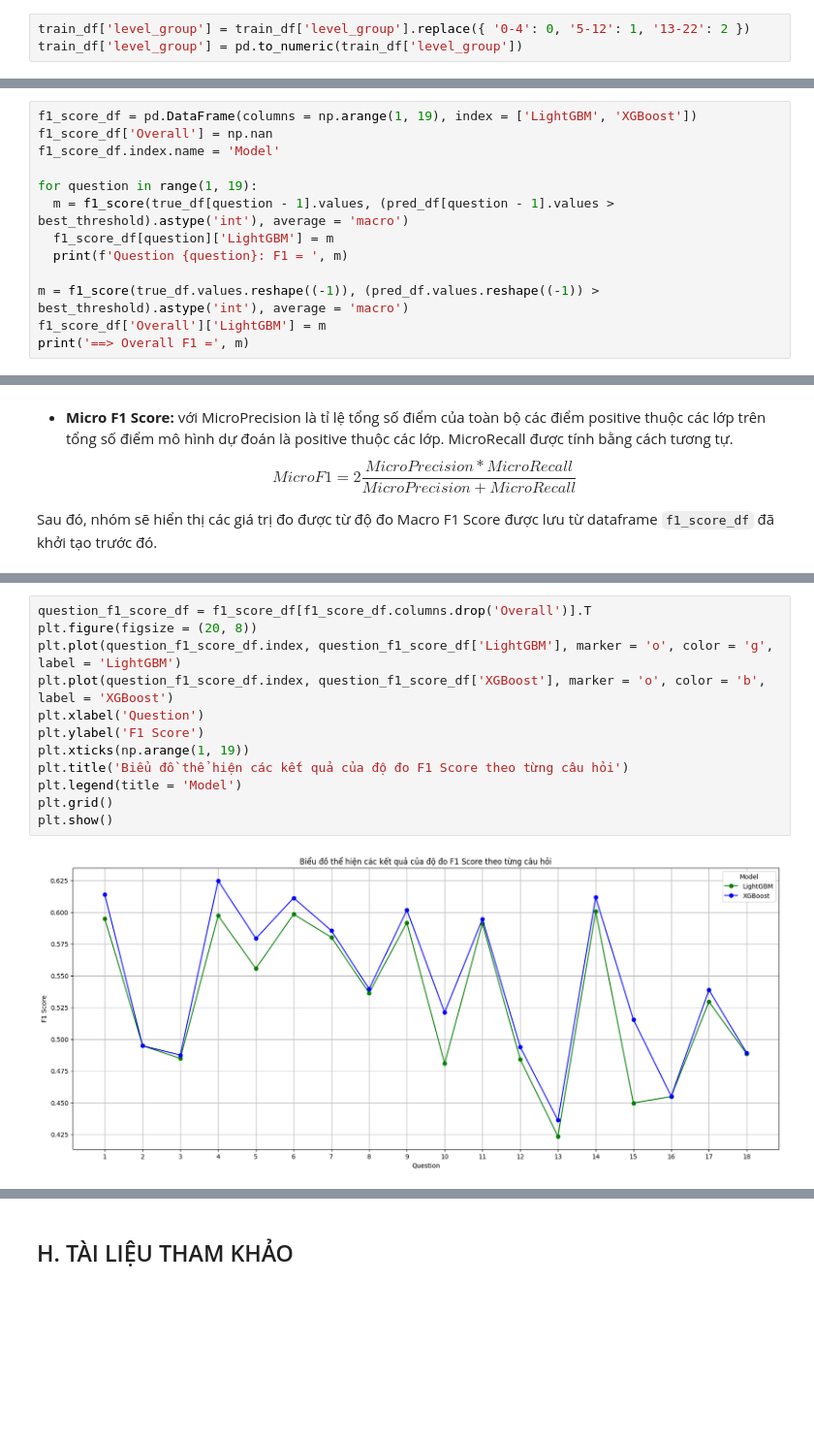
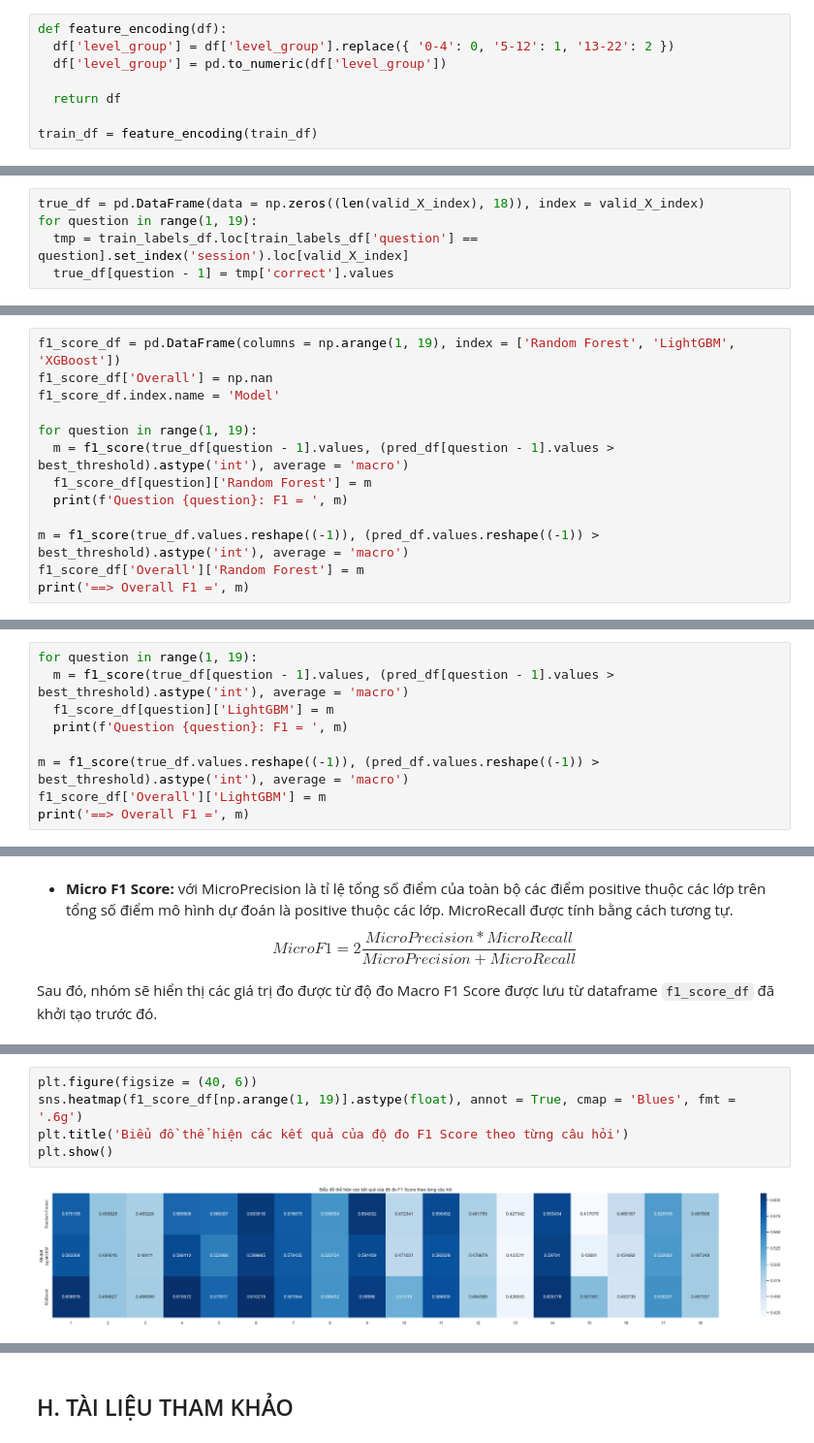
Before and after one commit to vt-khang/KHDLUD-FinalProject, a Jupyter notebook: 19120511_19120526_19120539.ipynb, the cells around one changed output, grey strips where cells are left out. Shown at 97% size. Drawn from its saved outputs; the diff is of its cells as text; blank space fills up the shorter version.

Commit message:
add: random forest model

```diff
--- a/19120511_19120526_19120539.ipynb
+++ b/19120511_19120526_19120539.ipynb
@@ -875,6 +885,11 @@ dtype: object
 # %%
-train_df['level_group'] = train_df['level_group'].replace({ '0-4': 0, '5-12': 1, '13-22': 2 })
-train_df['level_group'] = pd.to_numeric(train_df['level_group'])
+def feature_encoding(df):
+  df['level_group'] = df['level_group'].replace({ '0-4': 0, '5-12': 1, '13-22': 2 })
+  df['level_group'] = pd.to_numeric(df['level_group'])
+
+  return df
+
+train_df = feature_encoding(train_df)
 # %%
 train_df.head()
 # %% [output]
@@ -914,0 +1020,5 @@ Như vậy có thể thấy, tất cả các cột dữ liệu đã được đ
+# %%
+true_df = pd.DataFrame(data = np.zeros((len(valid_X_index), 18)), index = valid_X_index)
+for question in range(1, 19):
+  tmp = train_labels_df.loc[train_labels_df['question'] == question].set_index('session').loc[valid_X_index]
+  true_df[question - 1] = tmp['correct'].values
@@ -914,0 +1161,13 @@ Như vậy có thể thấy, tất cả các cột dữ liệu đã được đ
+# %%
+f1_score_df = pd.DataFrame(columns = np.arange(1, 19), index = ['Random Forest', 'LightGBM', 'XGBoost'])
+f1_score_df['Overall'] = np.nan
+f1_score_df.index.name = 'Model'
+
+for question in range(1, 19):
+  m = f1_score(true_df[question - 1].values, (pred_df[question - 1].values > best_threshold).astype('int'), average = 'macro')
+  f1_score_df[question]['Random Forest'] = m
+  print(f'Question {question}: F1 = ', m)
+
+m = f1_score(true_df.values.reshape((-1)), (pred_df.values.reshape((-1)) > best_threshold).astype('int'), average = 'macro')
+f1_score_df['Overall']['Random Forest'] = m
+print('==> Overall F1 =', m)
@@ -1109,10 +1391,6 @@ Quan sát biểu đồ trên, ta thấy có **239,097** mẫu được phân l
 
 Cuối cùng, ta sẽ tính độ đo Macro F1 Score theo từng câu hỏi tương ứng với mô hình.
 # %%
-f1_score_df = pd.DataFrame(columns = np.arange(1, 19), index = ['LightGBM', 'XGBoost'])
-f1_score_df['Overall'] = np.nan
-f1_score_df.index.name = 'Model'
-
 for question in range(1, 19):
   m = f1_score(true_df[question - 1].values, (pred_df[question - 1].values > best_threshold).astype('int'), average = 'macro')
   f1_score_df[question]['LightGBM'] = m
@@ -1415,14 +1693,7 @@ f1_score_df
 # %%
-question_f1_score_df = f1_score_df[f1_score_df.columns.drop('Overall')].T
-plt.figure(figsize = (20, 8))
-plt.plot(question_f1_score_df.index, question_f1_score_df['LightGBM'], marker = 'o', color = 'g', label = 'LightGBM')
-plt.plot(question_f1_score_df.index, question_f1_score_df['XGBoost'], marker = 'o', color = 'b', label = 'XGBoost')
-plt.xlabel('Question')
-plt.ylabel('F1 Score')
-plt.xticks(np.arange(1, 19))
+plt.figure(figsize = (40, 6))
+sns.heatmap(f1_score_df[np.arange(1, 19)].astype(float), annot = True, cmap = 'Blues', fmt = '.6g')
 plt.title('Biểu đồ thể hiện các kết quả của độ đo F1 Score theo từng câu hỏi')
-plt.legend(title = 'Model')
-plt.grid()
 plt.show()
 # %% [output]
-[figure, old version]
+[figure, new version]
```
Also changed, not shown: parts of 66 cells of this notebook.
